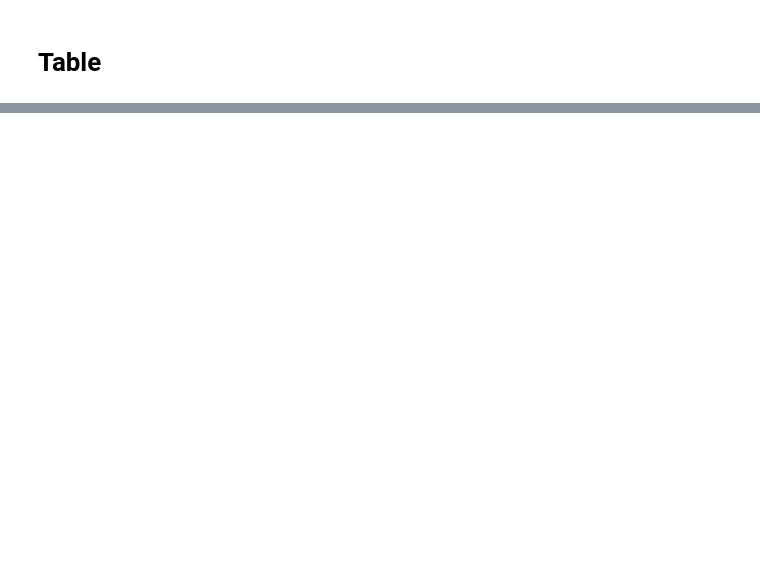
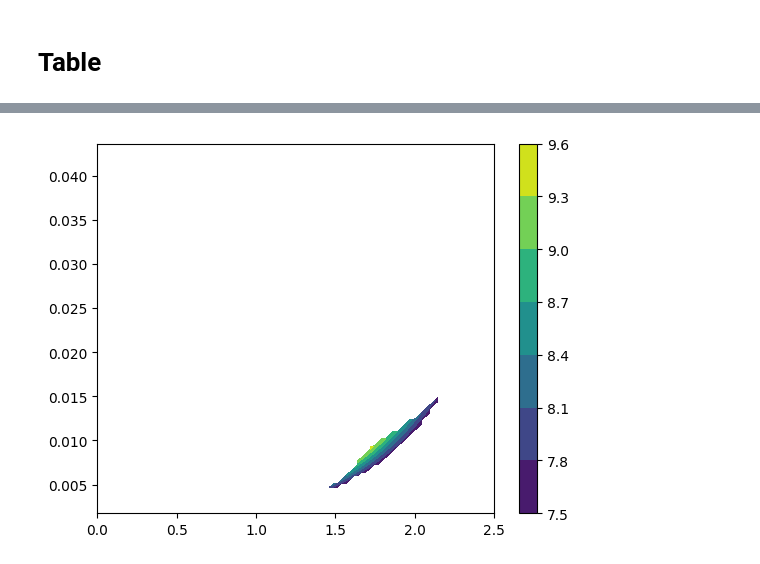
Before and after one commit to RileyKyle/Prop_2_Assignments, a Jupyter notebook: project_2/prop2project2_1.ipynb, the cells around one changed output, grey strips where cells are left out. Cells and saved outputs as stored; diff of their text form; code cells hidden in the pictures; blank space fills up the shorter version.

```diff
--- a/project_2/prop2project2_1.ipynb
+++ b/project_2/prop2project2_1.ipynb
@@ -243,0 +430,10 @@ f
+# %%
+fig = plt.figure(3)
+ax = plt.axes()
+cp = ax.contourf(M0,m_dot_f,pi_c_plot)
+
+
+fig.colorbar(cp)
+plt.show()
+# %% [output]
+[figure, added]
```
Also changed, not shown: parts of 20 cells of this notebook, 2 other files.
